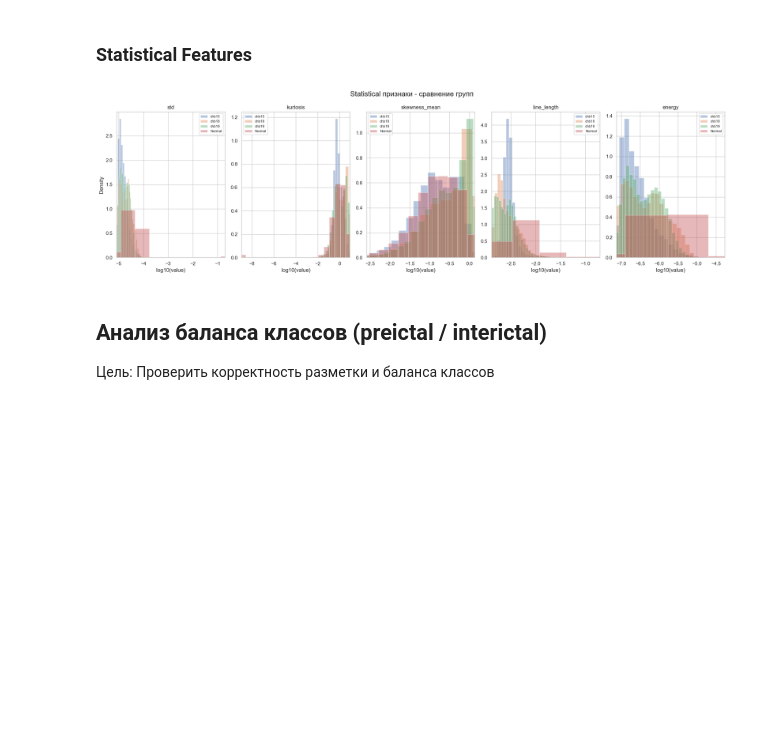
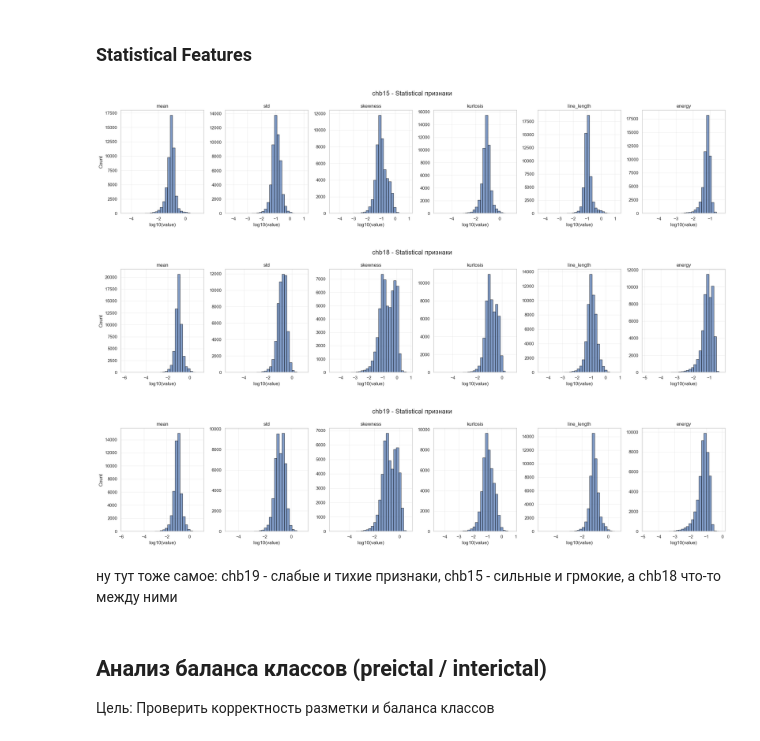
Before and after one commit to 0xJakuzya/epilepsy, a Jupyter notebook: analysis/analysis.ipynb, the cells around one changed output. Drawn from its saved outputs; the diff is of its cells as text; code cells hidden in the pictures; blank space fills up the shorter version.

Commit message:
gotovo, dalshe budu analizirovat` result train modeli, plots gotovi

```diff
--- a/analysis/analysis.ipynb
+++ b/analysis/analysis.ipynb
@@ -264,13 +281,10 @@ for patient in os.listdir(base_dir):
             for ch in range(n_channels):
                 for band in psd:
                     feature_names.append(f'ch{ch}_psd_{band}')
-            for ch in range(n_channels):
                 for band in psd:
                     feature_names.append(f'ch{ch}_rel_{band}')
-            for ch in range(n_channels):
                 for stat in stat_features:
                     feature_names.append(f'ch{ch}_{stat}')
-            for ch in range(n_channels):
                 for hj in hjorth_features:
                     feature_names.append(f'ch{ch}_hjorth_{hj}')
 
@@ -288,11 +302,10 @@ for patient in os.listdir(base_dir):
                 cols = [c for c in features_renamed.columns if c.endswith(f'rel_{band}')]
                 agg_df[f'rel_{band}'] = features_renamed[cols].mean(axis=1)
 
-            agg_df['line_length'] = features_renamed.filter(regex='line_length$').mean(axis=1)
-            agg_df['energy'] = features_renamed.filter(regex='energy$').mean(axis=1)
-            agg_df['std'] = features_renamed.filter(regex='_std$').mean(axis=1)
-            agg_df['kurtosis'] = features_renamed.filter(regex='kurtosis$').mean(axis=1)
-            agg_df['skewness_mean'] = features_renamed.filter(regex='skewness$').mean(axis=1)
+            for stat in ['mean', 'std', 'skewness', 'kurtosis', 'line_length', 'energy']:
+                cols = [c for c in features_renamed.columns if c.endswith(f'_{stat}')]
+                if cols:
+                    agg_df[stat] = features_renamed[cols].mean(axis=1)
 
             for hj in hjorth_features:
                 cols = features_renamed.filter(regex=rf'ch\d+_hjorth_{hj}$')
@@ -363,6 +380,6 @@ data
 # %%
 psd_features = ['psd_delta', 'psd_theta', 'psd_alpha', 'psd_beta', 'psd_gamma']
-stat_features = ['std', 'kurtosis', 'skewness_mean', 'line_length', 'energy']
+stat_features = ['mean', 'std', 'skewness', 'kurtosis', 'line_length', 'energy']
 hjorth_params = ['hjorth_activity', 'hjorth_mobility', 'hjorth_complexity']
 
 normal_data = data[data['group'] == 'Normal']
@@ -429,28 +475,30 @@ plt.show()
 # %% [markdown]
 ### Statistical Features
 # %%
-# Statistical признаки - overlay всех групп
-fig, axes = plt.subplots(1, 5, figsize=(20, 6))
-fig.suptitle('Statistical признаки - сравнение групп', fontsize=16)
+for name, df in groups:
+    fig, axes = plt.subplots(1, 6, figsize=(22, 5))
+    fig.suptitle(f'{name} - Statistical признаки', fontsize=16)
 
-for i, f in enumerate(stat_features):
-    all_vals = []
-    for name, df in groups:
+    for i, f in enumerate(stat_features):
         vals = df[f].dropna()
         vals_log = np.log10(vals[vals > 0])
-        all_vals.extend(vals_log)
-        axes[i].hist(vals_log, bins=30, alpha=0.4, label=name, density=True)
-    lo, hi = np.percentile(all_vals, [1, 99])
-    axes[i].set_xlim(lo, hi)
-    axes[i].set_title(f)
-    axes[i].set_xlabel('log10(value)')
-    axes[i].legend(fontsize=8)
+        if len(vals_log) > 0:
+            axes[i].hist(vals_log, bins=30, alpha=0.7, edgecolor='black')
+            axes[i].set_title(f)
+            axes[i].set_xlabel('log10(value)')
+            axes[i].grid(alpha=0.3)
+        else:
+            axes[i].text(0.5, 0.5, 'No data', ha='center', va='center', transform=axes[i].transAxes)
 
-axes[0].set_ylabel('Density')
-plt.tight_layout()
-plt.show()
+    axes[0].set_ylabel('Count')
+    plt.tight_layout()
+    plt.show()
 # %% [output]
-[figure, old version]
+[figure, new version]
+[figure, added]
+[figure, added]
+# %% [markdown]
+ну тут тоже самое: chb19 - слабые и тихие признаки, chb15 - сильные и грмокие, а chb18 что-то между ними
 # %% [markdown]
 ## Анализ баланса классов (preictal / interictal)
 
```
Also changed, not shown: parts of 32 cells of this notebook.
